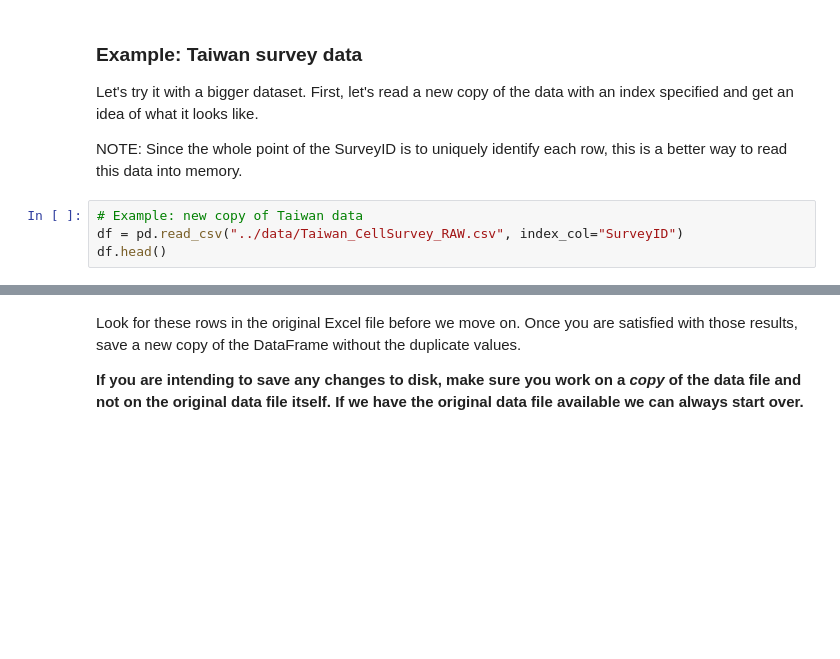
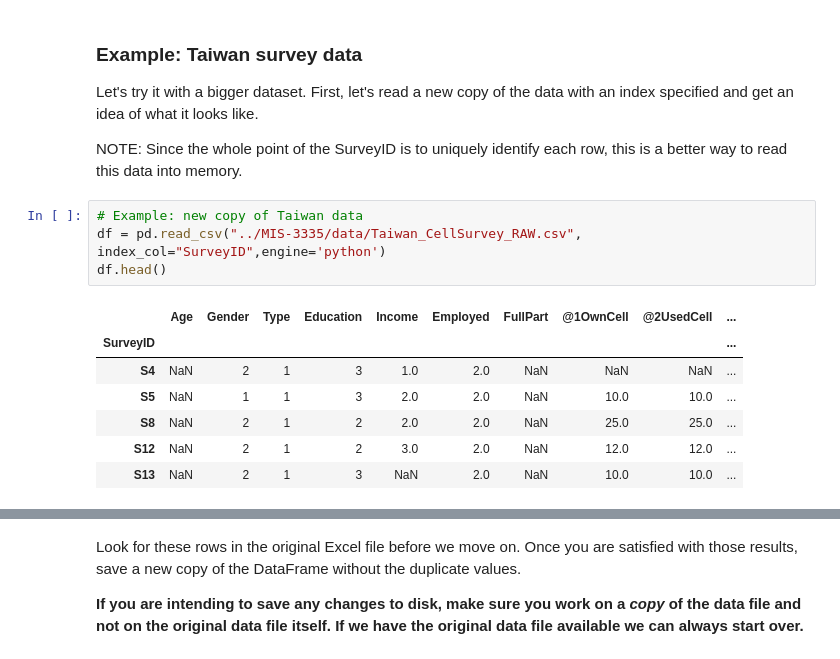
Before and after one commit to victorlifan/MIS-3335-python-for-DA, a Jupyter notebook: 12_Missing_Data_s.ipynb, the cells around one changed output, grey strips where cells are left out. Cells and saved outputs as stored; diff of their text form; blank space fills up the shorter version.

```diff
--- a/12_Missing_Data_s.ipynb
+++ b/12_Missing_Data_s.ipynb
@@ -225,7 +259,15 @@ First, let's read a new copy of the data with an index specified and get an idea
 NOTE: Since the whole point of the SurveyID is to uniquely identify each row, this is a better way to read this data into memory.
 # %%
 # Example: new copy of Taiwan data
-df = pd.read_csv("../data/Taiwan_CellSurvey_RAW.csv", index_col="SurveyID")
+df = pd.read_csv("../MIS-3335/data/Taiwan_CellSurvey_RAW.csv", index_col="SurveyID",engine='python')
 df.head()
+# %% [output]
+|  | Age | Gender | Type | Education | Income | Employed | FullPart | @1OwnCell | @2UsedCell | ... |
+| SurveyID |  |  |  |  |  |  |  |  |  | ... |
+| S4 | NaN | 2 | 1 | 3 | 1.0 | 2.0 | NaN | NaN | NaN | ... |
+| S5 | NaN | 1 | 1 | 3 | 2.0 | 2.0 | NaN | 10.0 | 10.0 | ... |
+| S8 | NaN | 2 | 1 | 2 | 2.0 | 2.0 | NaN | 25.0 | 25.0 | ... |
+| S12 | NaN | 2 | 1 | 2 | 3.0 | 2.0 | NaN | 12.0 | 12.0 | ... |
+| S13 | NaN | 2 | 1 | 3 | NaN | 2.0 | NaN | 10.0 | 10.0 | ... |
 # %%
 # .info() on this data will give you much more than the previous example!
```
Also changed, not shown: parts of 6 cells of this notebook.
